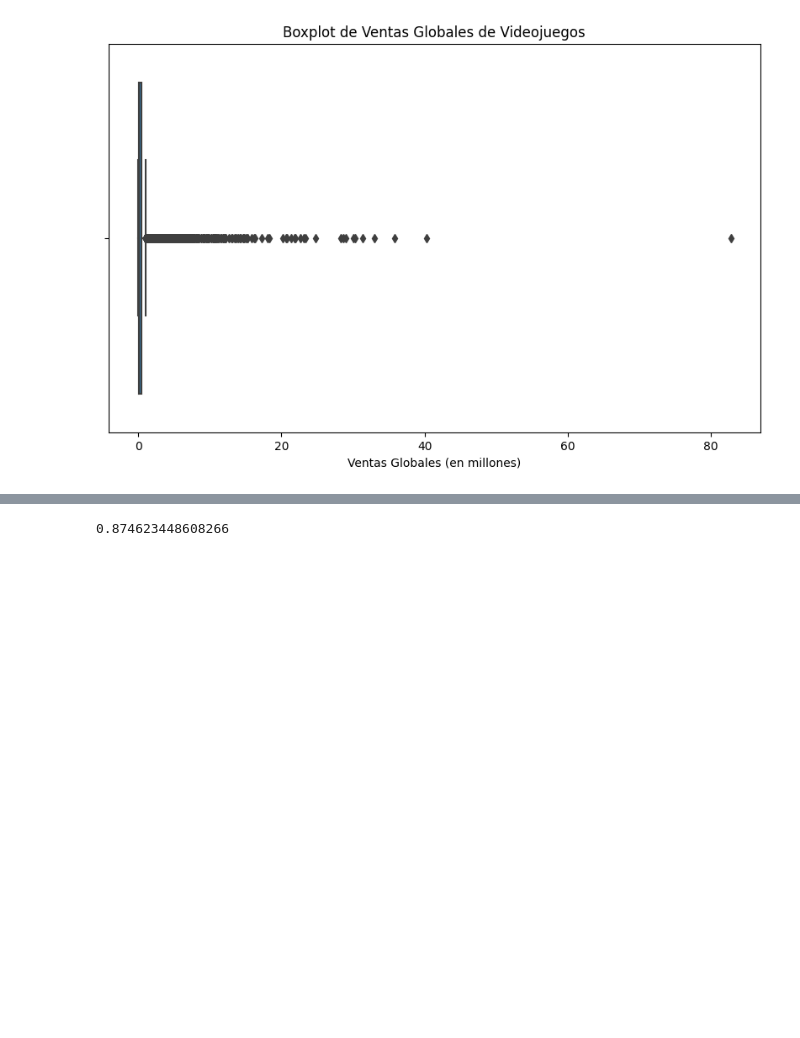
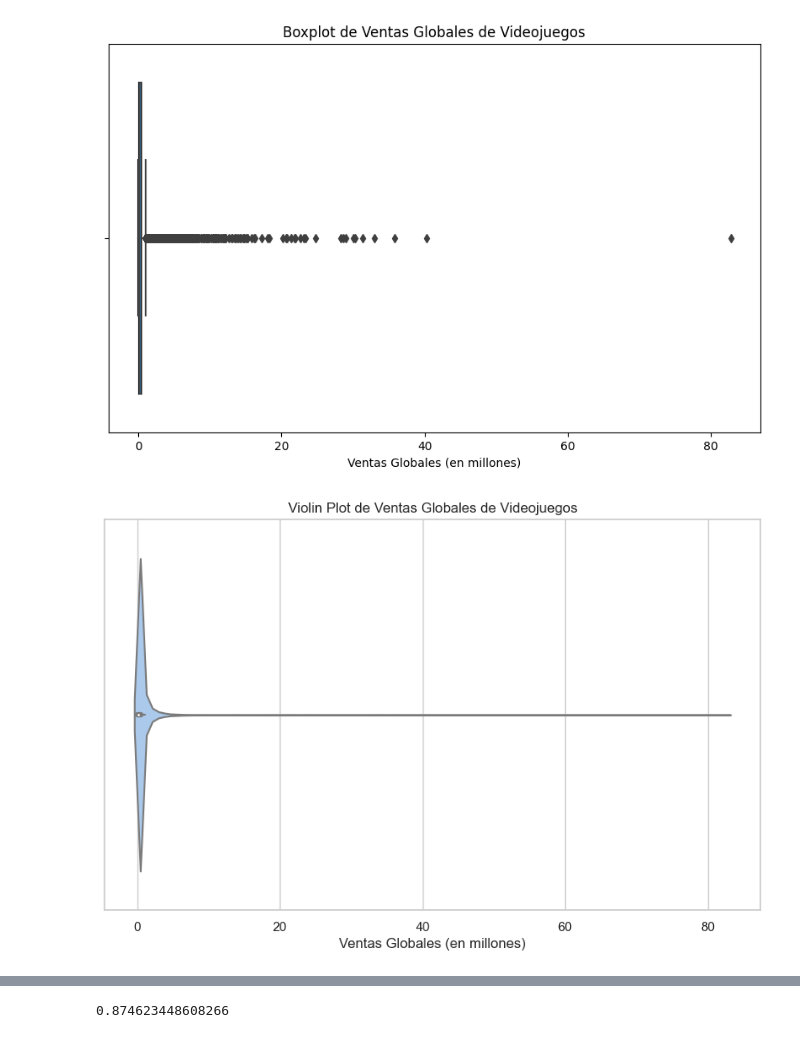
Before and after one commit to HesusG/da-python-procesamiento-datos, a Jupyter notebook: sesion_5/reto_2.ipynb, the cells around one changed output, grey strips where cells are left out. Drawn from its saved outputs; the diff is of its cells as text; code cells hidden in the pictures; blank space fills up the shorter version.

```diff
--- a/sesion_5/reto_2.ipynb
+++ b/sesion_5/reto_2.ipynb
@@ -93,3 +95,11 @@ plt.xlabel('Ventas Globales (en millones)')
 plt.show()
 # %% [output]
 [figure]
+# %%
+plt.figure(figsize=(10, 6))
+sns.violinplot(x=data['Global_Sales'])
+plt.title('Violin Plot de Ventas Globales de Videojuegos')
+plt.xlabel('Ventas Globales (en millones)')
+plt.show()
+# %% [output]
+[figure, added]
```
Also changed, not shown: parts of 9 cells of this notebook.
